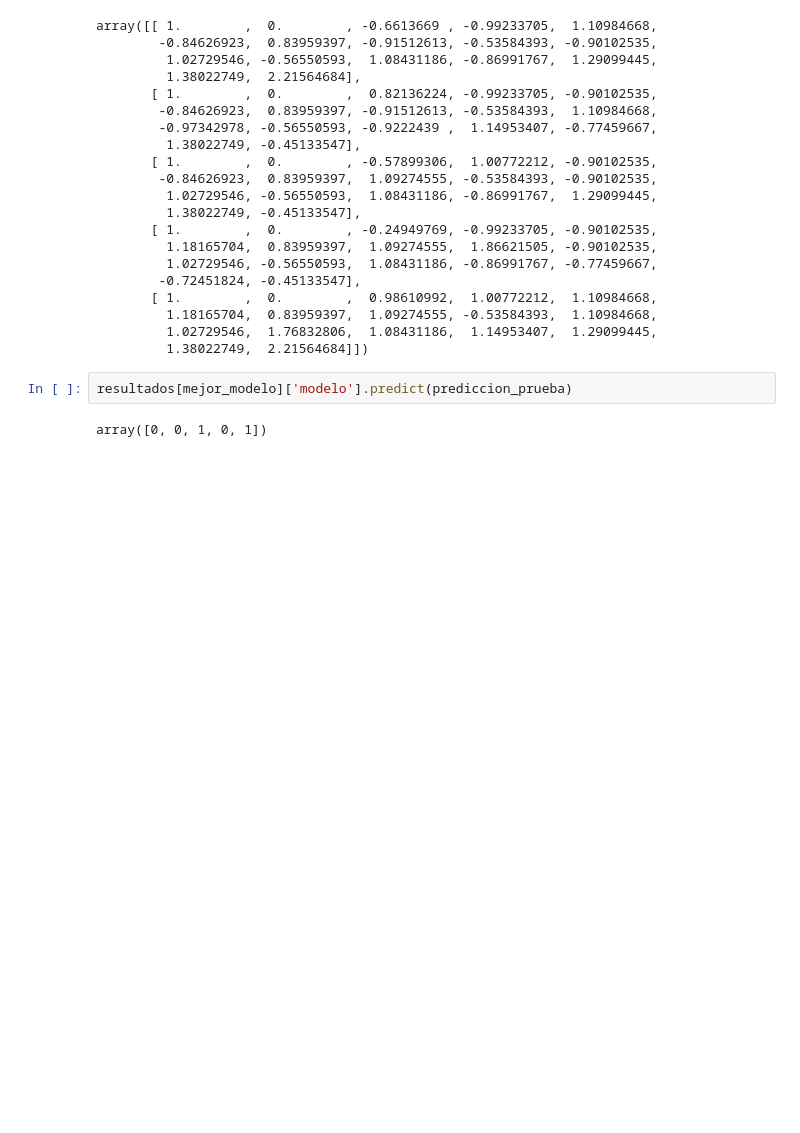
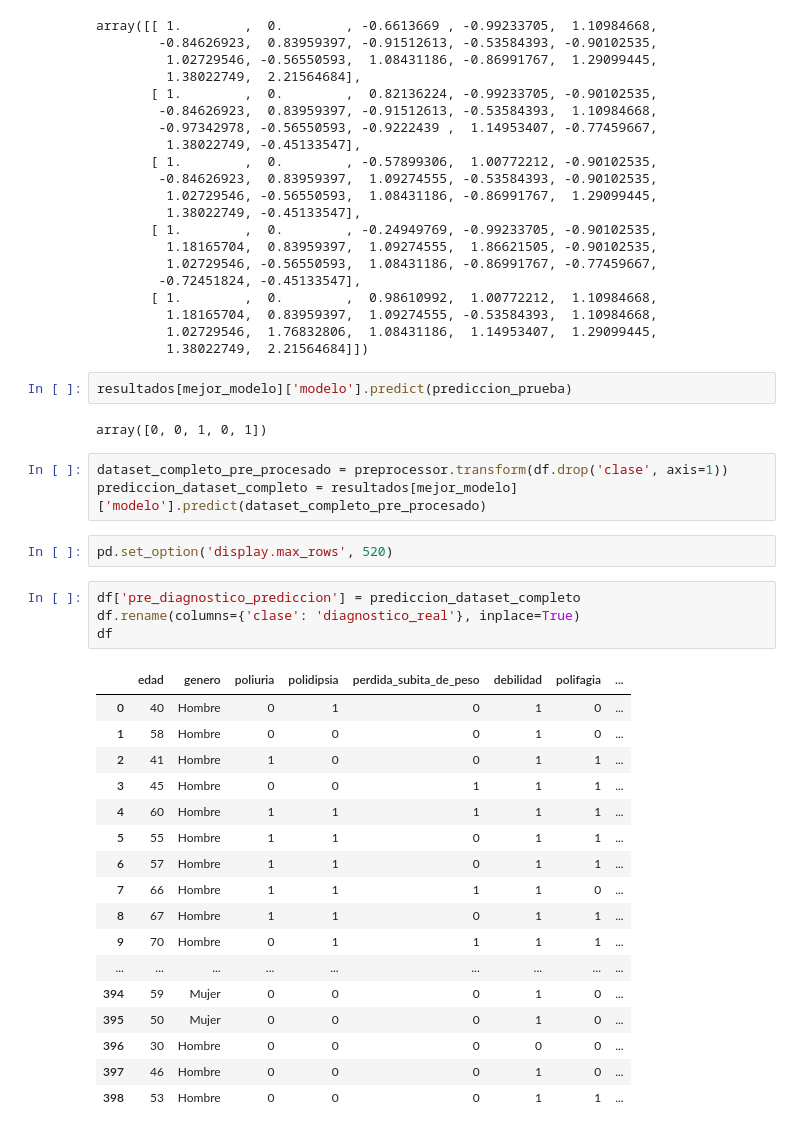
Before and after one commit to GerardoMayel/diabetes_diagnosis, a Jupyter notebook: pre_diagnostico_diabetes_modelo.ipynb, the cells around one changed output. Drawn from its saved outputs; the diff is of its cells as text; blank space fills up the shorter version.

Commit message:
se actualiza notebook de desarollo del modelo

```diff
--- a/pre_diagnostico_diabetes_modelo.ipynb
+++ b/pre_diagnostico_diabetes_modelo.ipynb
@@ -676,3 +676,30 @@ array([[ 1.        ,  0.        , -0.6613669 , -0.99233705,  1.10984668,
 resultados[mejor_modelo]['modelo'].predict(prediccion_prueba)
 # %% [output]
 array([0, 0, 1, 0, 1])
+# %%
+dataset_completo_pre_procesado = preprocessor.transform(df.drop('clase', axis=1))
+prediccion_dataset_completo = resultados[mejor_modelo]['modelo'].predict(dataset_completo_pre_procesado)
+# %%
+pd.set_option('display.max_rows', 520)
+# %%
+df['pre_diagnostico_prediccion'] = prediccion_dataset_completo
+df.rename(columns={'clase': 'diagnostico_real'}, inplace=True)
+df
+# %% [output]
+|  | edad | genero | poliuria | polidipsia | perdida_subita_de_peso | debilidad | polifagia | ... |
+| 0 | 40 | Hombre | 0 | 1 | 0 | 1 | 0 | ... |
+| 1 | 58 | Hombre | 0 | 0 | 0 | 1 | 0 | ... |
+| 2 | 41 | Hombre | 1 | 0 | 0 | 1 | 1 | ... |
+| 3 | 45 | Hombre | 0 | 0 | 1 | 1 | 1 | ... |
+| 4 | 60 | Hombre | 1 | 1 | 1 | 1 | 1 | ... |
+| 5 | 55 | Hombre | 1 | 1 | 0 | 1 | 1 | ... |
+| 6 | 57 | Hombre | 1 | 1 | 0 | 1 | 1 | ... |
+| 7 | 66 | Hombre | 1 | 1 | 1 | 1 | 0 | ... |
+| 8 | 67 | Hombre | 1 | 1 | 0 | 1 | 1 | ... |
+| 9 | 70 | Hombre | 0 | 1 | 1 | 1 | 1 | ... |
+| ... | ... | ... | ... | ... | ... | ... | ... | ... |
+| 394 | 59 | Mujer | 0 | 0 | 0 | 1 | 0 | ... |
+| 395 | 50 | Mujer | 0 | 0 | 0 | 1 | 0 | ... |
+| 396 | 30 | Hombre | 0 | 0 | 0 | 0 | 0 | ... |
+| 397 | 46 | Hombre | 0 | 0 | 0 | 1 | 0 | ... |
+| 398 | 53 | Hombre | 0 | 0 | 0 | 1 | 1 | ... |
```
